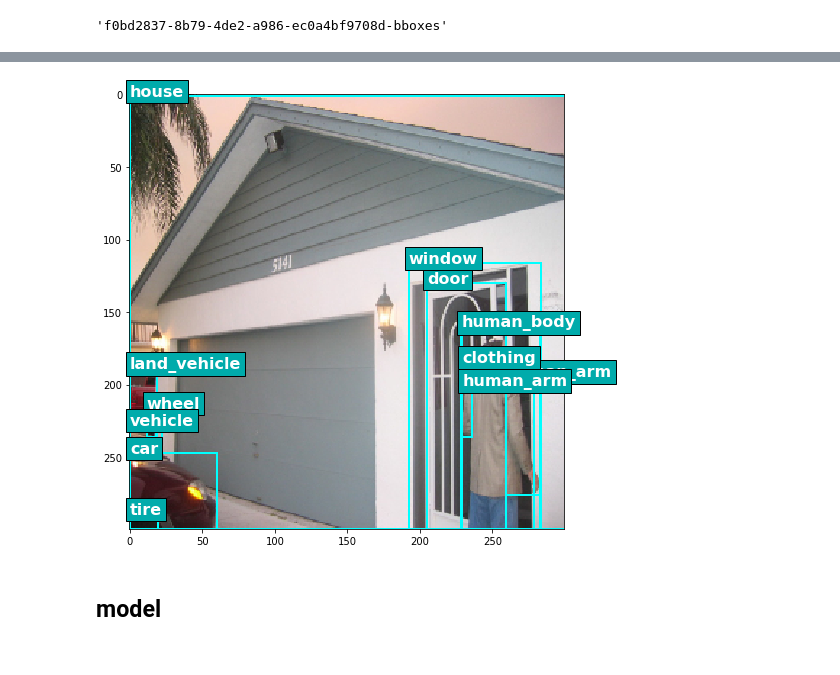
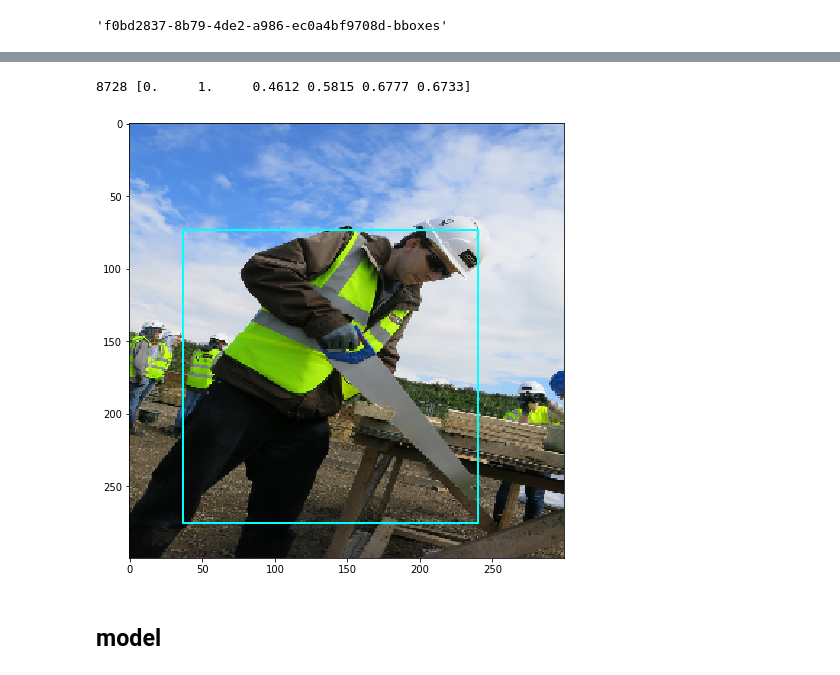
Before and after one commit to BAlmeidaS/capstone-udacity-mle, a Jupyter notebook: project/notebooks/modeling-exploration.ipynb, the cells around one changed output, grey strips where cells are left out. Cells and saved outputs as stored; diff of their text form; code cells hidden in the pictures.

```diff
--- a/project/notebooks/modeling-exploration.ipynb
+++ b/project/notebooks/modeling-exploration.ipynb
@@ -37,7 +37,7 @@ ohc = load_model()
 
 modelpath = os.path.join(os.path.abspath(content.DATAPATH), 'MODEL')
 
-train_files = [f'/media/external/39_classes_300x300_{i}.h5'
+train_files = [f'/media/external/clothing_300x300_{i}.h5'
                for i in range(8)]
 
 val_files = [os.path.join(modelpath, f'39_classes_300x300_cross_val_{i}.h5')
@@ -53,11 +68,13 @@ ohc
 OneHotEncoder(categorical_features=None, categories=None, drop=None,
               dtype=<class 'bool'>, handle_unknown='error', n_values=None,
               sparse=False)
+# %%
+f = h5py.File('/media/external/clothing_300x300_0.h5', 'r')
 # %% [markdown]
 ### Loading one image
 # %%
 # loading a random file of validation dataset
-with h5py.File(train_files[3], 'r') as f:
+with h5py.File(train_files[5], 'r') as f:
     # selecting a random batch and getting their references
     x_ref, y_ref = f['batches'][3]
 
@@ -92,7 +109,7 @@ bboxes_ref
 (300, 2)
 'f0bd2837-8b79-4de2-a986-ec0a4bf9708d-bboxes'
 # %%
-sample = 41
+sample = 8
 
 # getting a specific image from the batch
 img = X[sample]
@@ -110,6 +127,7 @@ target = y[sample]
 # (containing 1 and 0 in the first columns (no-class))
 display(set(target[:, 0]))
 
-bboxes
+image.array_to_img(img)
+# bboxes
 # %% [output]
 {0.0, 1.0}
@@ -124,13 +135,18 @@ array([[0.     , 0.     , 0.     , ..., 0.7544 , 0.02031, 0.06665],
+# %%
+for i, x in enumerate(target[:, 1]):
+    if x == 1:
+        print(i, target[i])
+# %% [output]
+8728 [0.     1.     0.4612 0.5815 0.6777 0.6733]
 # %%
-img_jpg = image.load_img('../' + raw_path, target_size=(300, 300))
+img_jpg = image.array_to_img(img)
 
 plt.figure(figsize=(12,8))
 plt.imshow(img_jpg)
 
-visuals.draw_many_bboxes(img_jpg, bboxes[:, -4:],
-                         label=ohc.inverse_transform(bboxes[:, :-4]));
+visuals.draw_bbox(img_jpg, target[8728, -4:]);
 # %% [output]
-[figure, old version]
+[figure, new version]
 # %% [markdown]
 ## model
 # %% [markdown]
```
Also changed, not shown: parts of 17 cells of this notebook.
